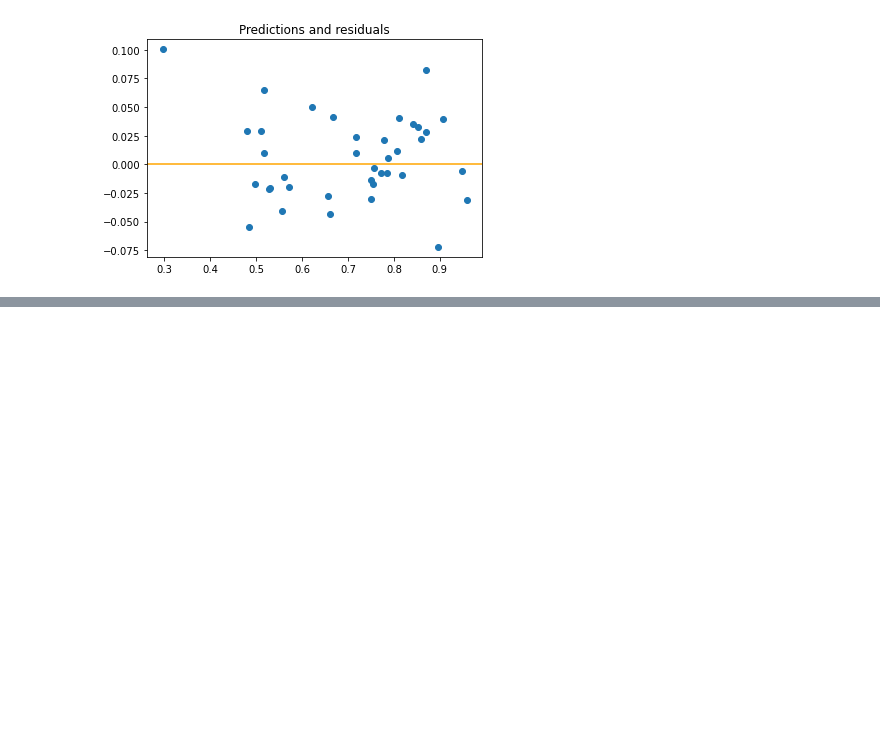
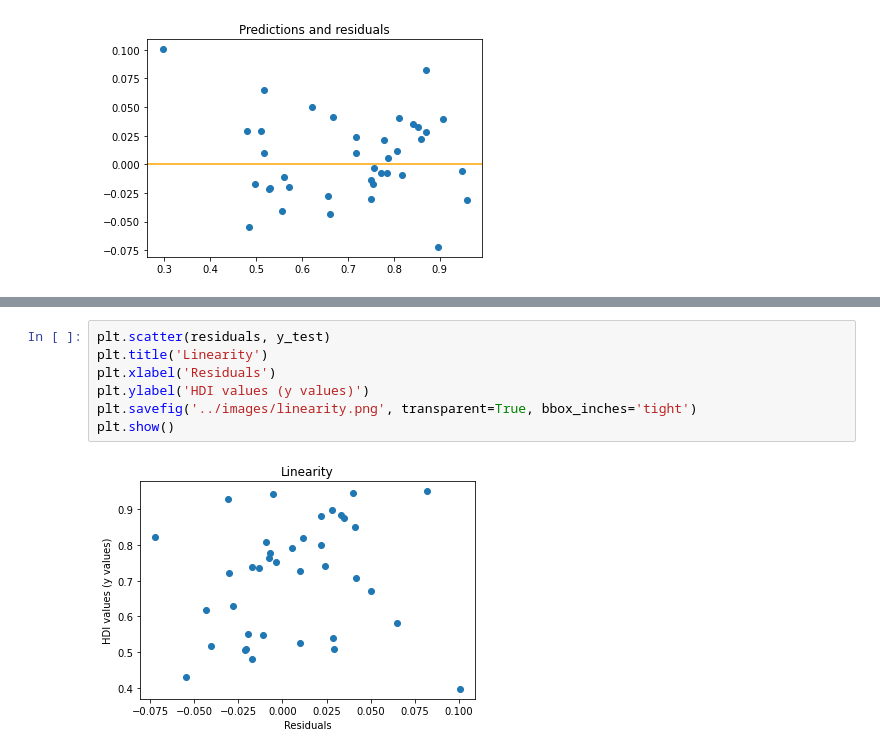
Before and after one commit to pemurp19/Predicting-HDI---Human-Development-Indicators, a Jupyter notebook: code/linear_regression.ipynb, the cells around one changed output, grey strips where cells are left out. Saved outputs shown, nothing was run; the diff lists cells and outputs as text; blank space fills up the shorter version.

```diff
--- a/code/linear_regression.ipynb
+++ b/code/linear_regression.ipynb
@@ -398,0 +391,9 @@ plt.show()
+# %%
+plt.scatter(residuals, y_test)
+plt.title('Linearity')
+plt.xlabel('Residuals')
+plt.ylabel('HDI values (y values)')
+plt.savefig('../images/linearity.png', transparent=True, bbox_inches='tight')
+plt.show()
+# %% [output]
+[figure, added]
```
Also changed, not shown: parts of 2 cells of this notebook, 2 other files.
